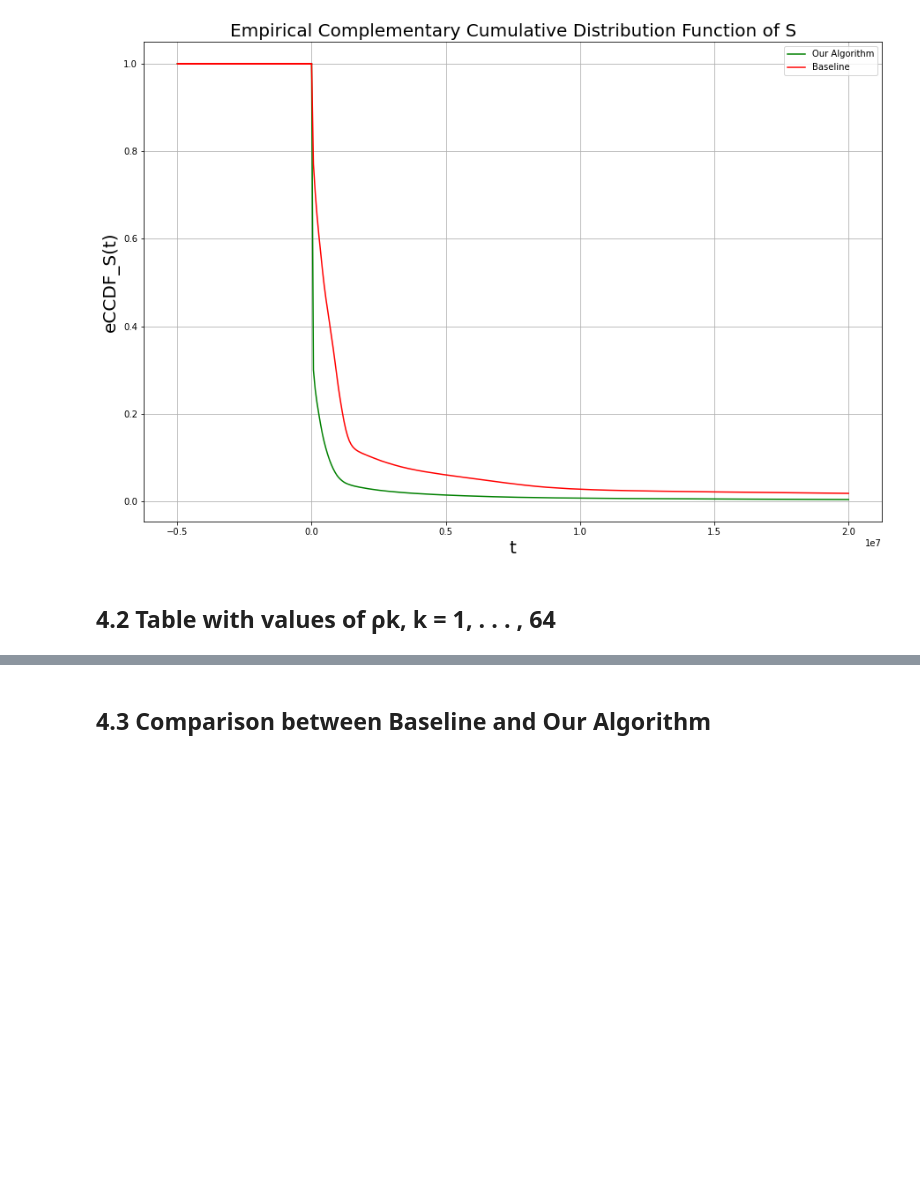
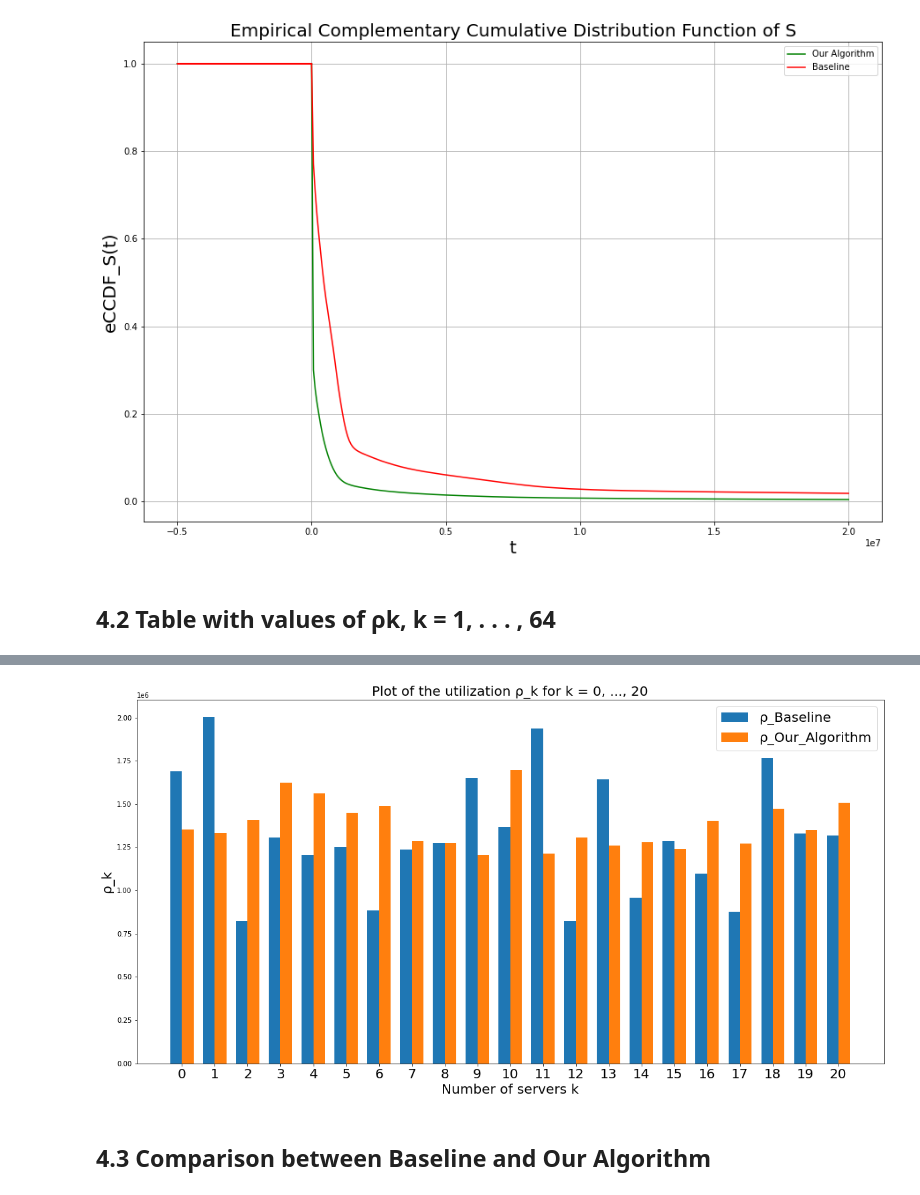
Before and after one commit to maryyyyna/Networking-for-Big-Data-and-Laboratory, a Jupyter notebook: CH2_DataCenter.ipynb, the cells around one changed output, grey strips where cells are left out. Drawn from its saved outputs; the diff is of its cells as text; code cells hidden in the pictures; blank space fills up the shorter version.

```diff
--- a/CH2_DataCenter.ipynb
+++ b/CH2_DataCenter.ipynb
@@ -427,6 +427,29 @@ plt.show()
 | 62 | 62 | 1.193235e+06 | 1.391114e+06 |
 | 63 | 63 | 2.169797e+06 | 1.312061e+06 |
 64 rows × 3 columns
+# %%
+ρ_Baseline = ρ_k['ρ Baseline'].loc[0:20]
+ρ_Our_Algorithm = ρ_k['ρ Our_Algorithm'].loc[0:20]
+
+index = np.arange(len(ρ_Baseline))
+bar_width = 0.35
+
+fig, ax = plt.subplots(figsize=(20, 10))
+baseline = ax.bar(index, ρ_Baseline , bar_width,
+                label='ρ_Baseline')
+
+our_algorithm = ax.bar(index+bar_width, ρ_Our_Algorithm ,
+                 bar_width, label='ρ_Our_Algorithm')
+
+ax.set_xlabel('Number of servers k', fontsize = 20)
+ax.set_ylabel('ρ_k', fontsize = 20)
+ax.set_title('Plot of the utilization ρ_k for k = 0, ..., 20', fontsize = 20)
+ax.set_xticks(index + bar_width / 2)
+ax.set_xticklabels(ρ_k['Server Number'].loc[0:20], fontsize = 20)
+ax.legend(fontsize = 20)
+plt.show()
+# %% [output]
+[figure, added]
 # %% [markdown]
 ## 4.3 Comparison between Baseline and Our Algorithm
 # %%
```
Also changed, not shown: parts of 2 cells of this notebook.
